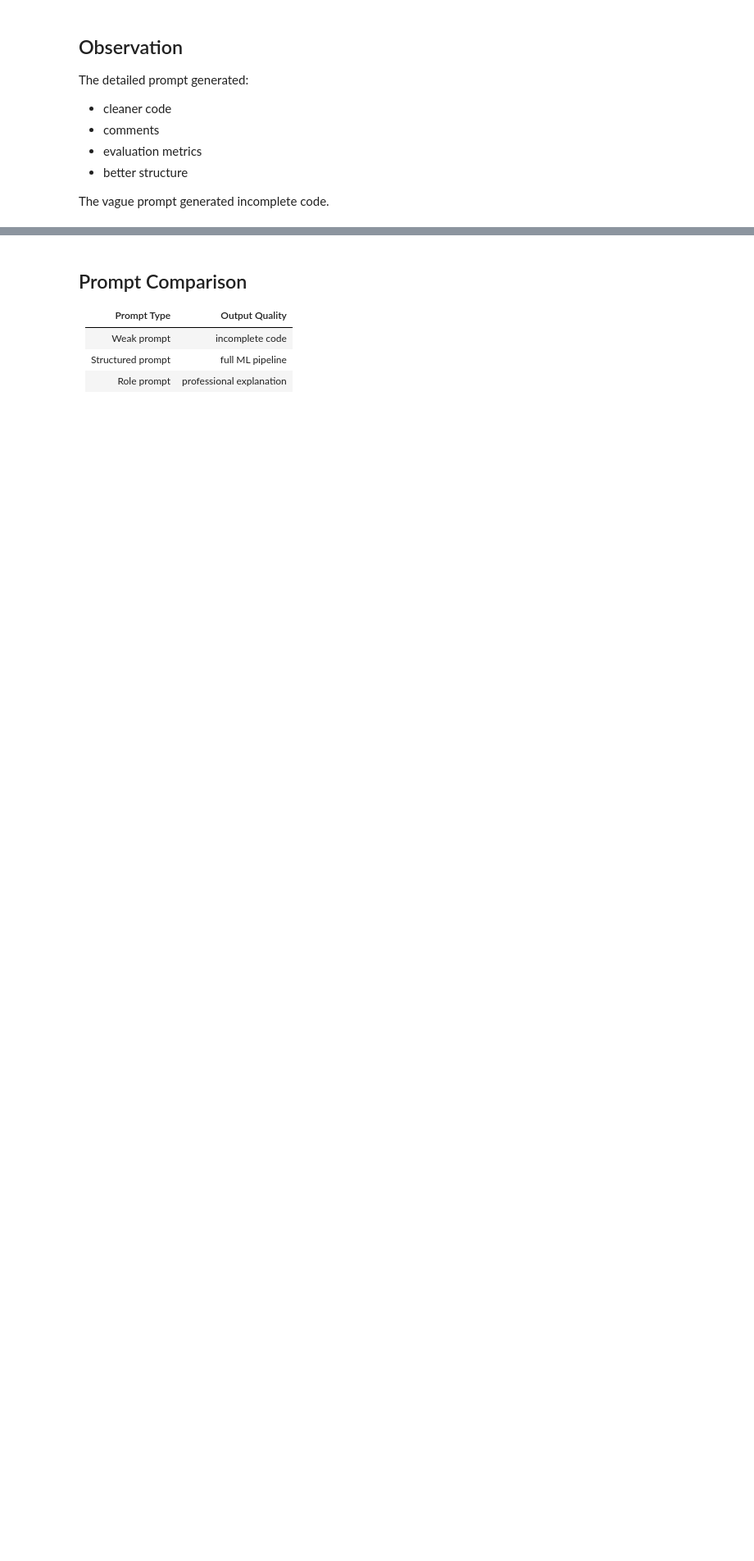
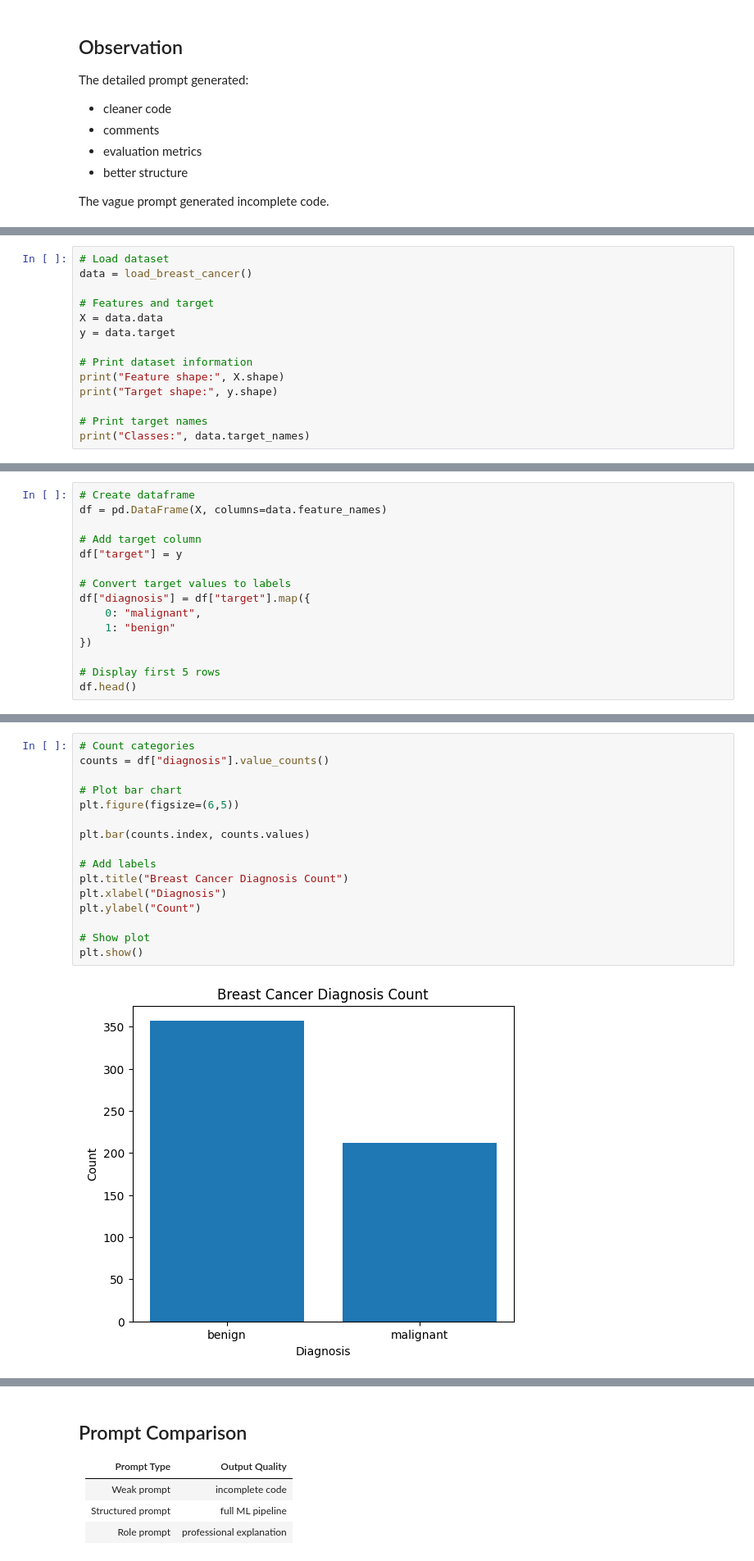
Before and after one commit to riziei/pandas-dataframe, a Jupyter notebook: AI_assistant_coding_d10/AI_code_generation.ipynb, the cells around one changed output, grey strips where cells are left out. Shown at 82% size. Saved outputs shown, nothing was run; the diff lists cells and outputs as text; blank space fills up the shorter version.

```diff
--- a/AI_assistant_coding_d10/AI_code_generation.ipynb
+++ b/AI_assistant_coding_d10/AI_code_generation.ipynb
@@ -360,0 +360,14 @@ y shape: (150,)
+# %%
+# Load dataset
+data = load_breast_cancer()
+
+# Features and target
+X = data.data
+y = data.target
+
+# Print dataset information
+print("Feature shape:", X.shape)
+print("Target shape:", y.shape)
+
+# Print target names
+print("Classes:", data.target_names)
@@ -360,0 +378,15 @@ y shape: (150,)
+# %%
+# Create dataframe
+df = pd.DataFrame(X, columns=data.feature_names)
+
+# Add target column
+df["target"] = y
+
+# Convert target values to labels
+df["diagnosis"] = df["target"].map({
+    0: "malignant",
+    1: "benign"
+})
+
+# Display first 5 rows
+df.head()
@@ -360,0 +426,18 @@ y shape: (150,)
+# %%
+# Count categories
+counts = df["diagnosis"].value_counts()
+
+# Plot bar chart
+plt.figure(figsize=(6,5))
+
+plt.bar(counts.index, counts.values)
+
+# Add labels
+plt.title("Breast Cancer Diagnosis Count")
+plt.xlabel("Diagnosis")
+plt.ylabel("Count")
+
+# Show plot
+plt.show()
+# %% [output]
+[figure, added]
```
Also changed, not shown: parts of 24 cells of this notebook.
